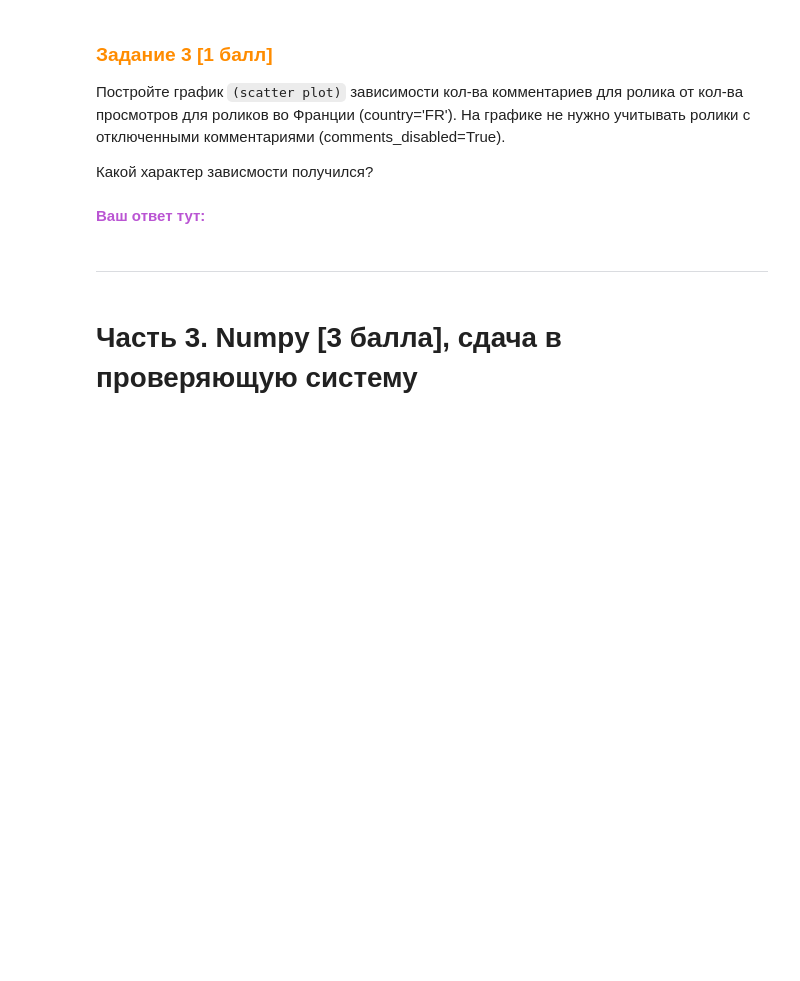
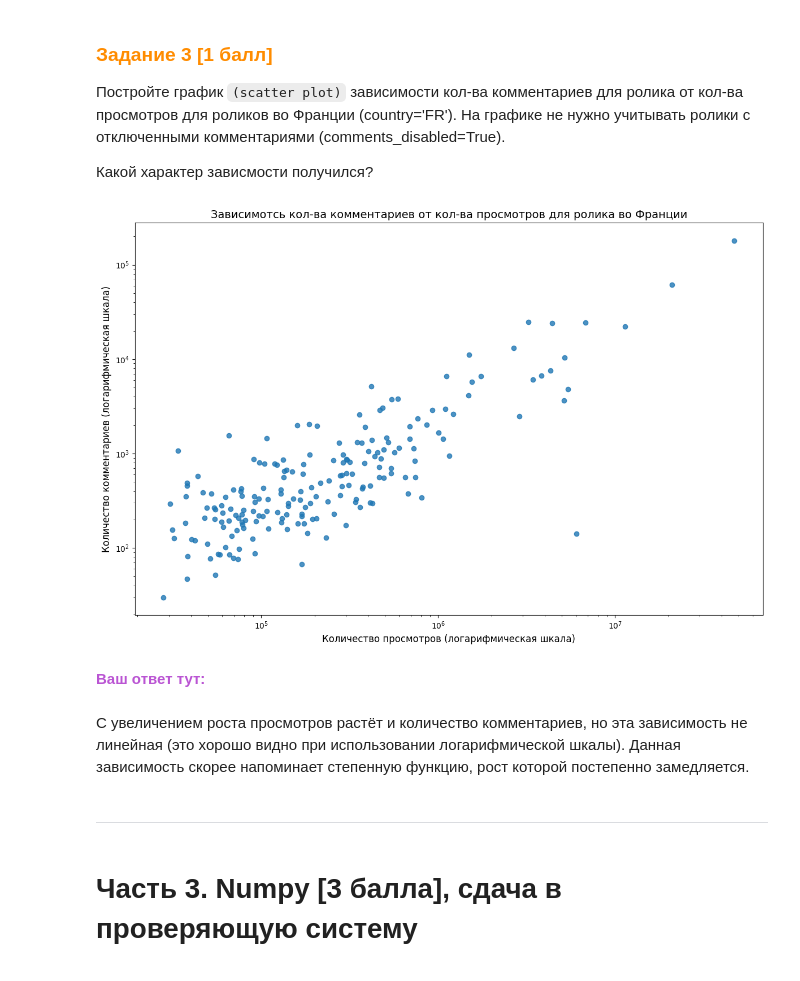
Before and after one commit to vdoffan/ml_cmc, a Jupyter notebook: ht_2/[Base]_Numpy_pandas_matplotlib_[CMC_ML_Course]_[2024_2025].ipynb, the cells around one changed output. Drawn from its saved outputs; the diff is of its cells as text; code cells hidden in the pictures; blank space fills up the shorter version.

```diff
--- a/ht_2/[Base]_Numpy_pandas_matplotlib_[CMC_ML_Course]_[2024_2025].ipynb
+++ b/ht_2/[Base]_Numpy_pandas_matplotlib_[CMC_ML_Course]_[2024_2025].ipynb
@@ -444,9 +474,28 @@ import matplotlib.pyplot as plt # или другая любимая библи
 
  Какой характер зависмости получился?
 # %%
-# your code here
+france = df[df['country'] == 'FR']
+france = france[france['comments_disabled'] == False]
+
+
+plt.figure(figsize=(12,8))
+plt.scatter(france.view_count, france.comment_count, alpha=0.8)
+
+plt.title('Зависимотсь кол-ва комментариев от кол-ва просмотров для ролика во Франции', fontsize=14)
+plt.xlabel('Количество просмотров (логарифмическая шкала)', fontsize=12)
+plt.ylabel('Количество комментариев (логарифмическая шкала)', fontsize=12)
+
+plt.xscale('log')
+plt.yscale('log')
+
+plt.tight_layout()
+plt.show()
+# %% [output]
+[figure, added]
 # %% [markdown]
 <font color='MediumOrchid'>**Ваш ответ тут:**</font>
+# %% [markdown]
+С увеличением роста просмотров растёт и количество комментариев, но эта зависимость не линейная (это хорошо видно при использовании логарифмической шкалы). Данная зависимость скорее напоминает степенную функцию, рост которой постепенно замедляется.
 # %% [markdown]
 ------------
 # %% [markdown]
```
Also changed, not shown: parts of 5 cells of this notebook.
